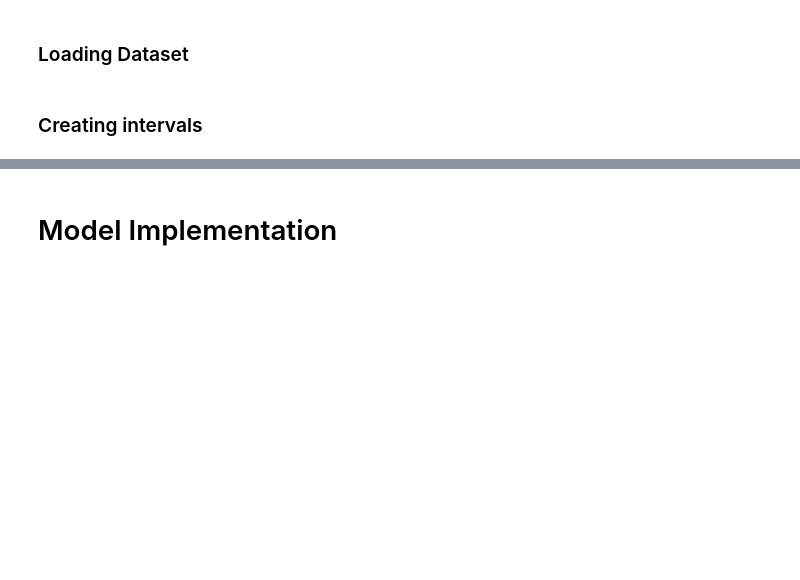
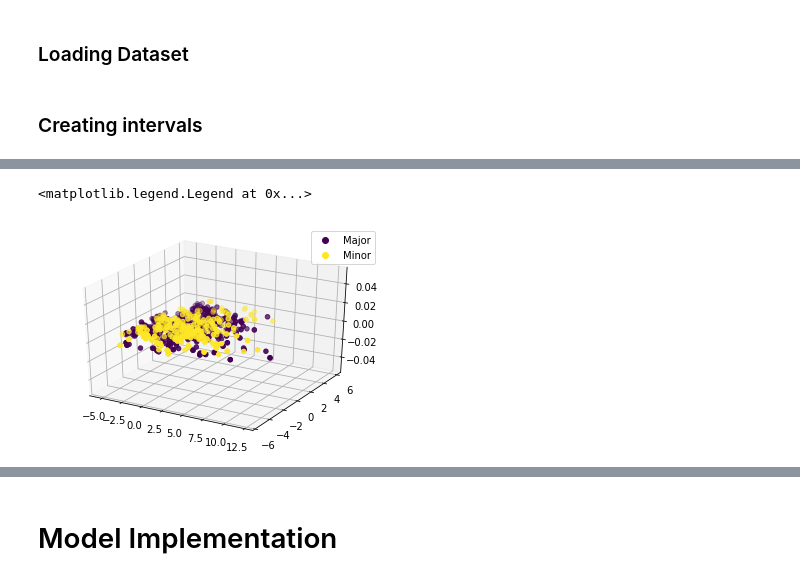
Before and after one commit to Aditib2409/EE-541-Project, a Jupyter notebook: chords_classification.ipynb, the cells around one changed output, grey strips where cells are left out. Drawn from its saved outputs; the diff is of its cells as text; code cells hidden in the pictures; blank space fills up the shorter version.

```diff
--- a/chords_classification.ipynb
+++ b/chords_classification.ipynb
@@ -97,3 +153,11 @@ for i in range(len(intervals)):
+# %%
+fig = plt.figure()
+ax = plt.axes(projection='3d')
+plot = ax.scatter(data_pca[:,0], data_pca[:,1], c=y_pca)
+plt.legend(handles=plot.legend_elements()[0], labels=list(['Major', 'Minor']))
+# %% [output]
+<matplotlib.legend.Legend at 0x...>
+[figure, added]
 # %%
 plot_kde(intervals, data)
 # %% [output]
```
Also changed, not shown: parts of 22 cells of this notebook.
